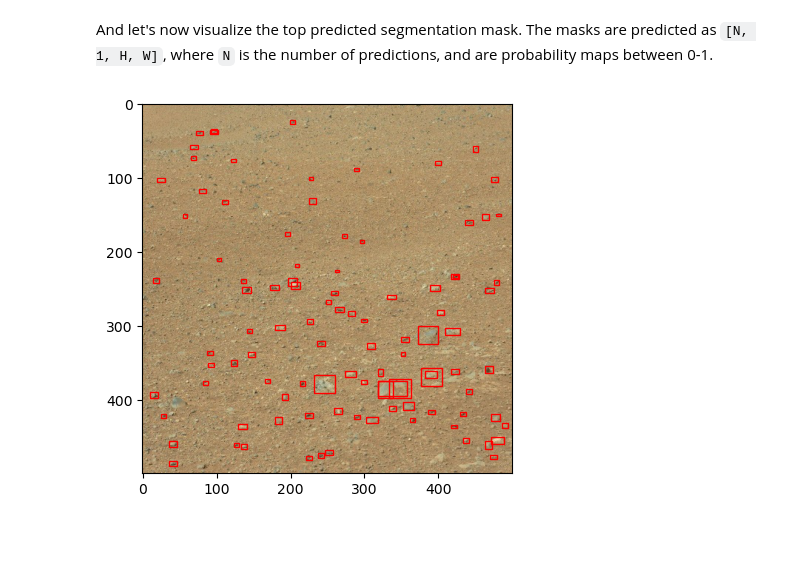
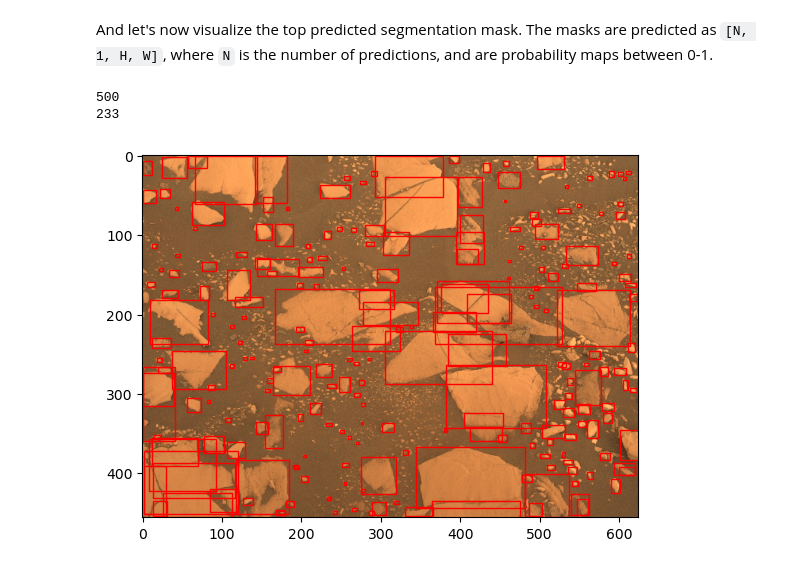
Before and after one commit to strongs20/rocks_mrcnn, a Jupyter notebook: mrcnn_finetuning.ipynb, the cells around one changed output. Drawn from its saved outputs; the diff is of its cells as text; code cells hidden in the pictures; blank space fills up the shorter version.

```diff
--- a/mrcnn_finetuning.ipynb
+++ b/mrcnn_finetuning.ipynb
@@ -467,7 +467,7 @@ dataset_test = torch.utils.data.Subset(dataset_test, indices[-50:])
 
 # define training and validation data loaders
 data_loader = torch.utils.data.DataLoader(
-    dataset, batch_size=2, shuffle=True, num_workers=4,
+    dataset, batch_size=1, shuffle=True, num_workers=4,
     collate_fn=utils.collate_fn)
 
 data_loader_test = torch.utils.data.DataLoader(
@@ -483,16 +483,19 @@ num_classes = 2
 
 # get the model using our helper function
 model = get_instance_segmentation_model(num_classes)
+# modify the number of maximum detections
+model.roi_heads.detections_per_img = 500  # set this to the desired value
 # move model to the right device
 model.to(device)
 
 # construct an optimizer
 params = [p for p in model.parameters() if p.requires_grad]
-optimizer = torch.optim.SGD(params, lr=0.0005,
+optimizer = torch.optim.SGD(params, lr=0.008,
                             momentum=0.9, weight_decay=0.0005)
 
 # and a learning rate scheduler which decreases the learning rate by
-# 10x every 3 epochs
 lr_scheduler = torch.optim.lr_scheduler.StepLR(optimizer,
-                                               step_size=3,
-                                               gamma=0.5)
+                                               step_size=4,
+                                               gamma=0.3)
+
+print(model.roi_heads.detections_per_img)
@@ -499,9 +504,9 @@ lr_scheduler = torch.optim.lr_scheduler.StepLR(optimizer,
 # %% [markdown]
 And now let's train the model for 10 epochs, evaluating at the end of every epoch.
 # %%
-# let's train it for 20 epochs
+# let's train it for 50 epochs
 from torch.optim.lr_scheduler import StepLR
-num_epochs = 20
+num_epochs = 25
 
 for epoch in range(num_epochs):
     # train for one epoch, printing every 10 iterations
@@ -534,8 +539,10 @@ torch.save(model.state_dict(), "./weights/20e_mrcnn.pth")
 Now that training has finished, let's have a look at what it actually predicts in a test image
 # %%
 # pick one image from the test set
-img, _ = dataset_test[45]
+img, _ = dataset_test[20]
 # put the model in evaluation mode
+model.roi_heads.detections_per_img = 500
+print(model.roi_heads.detections_per_img)
 model.eval()
 with torch.no_grad():
     prediction = model([img.to(device)])
@@ -577,32 +560,37 @@ And let's now visualize the top predicted segmentation mask. The masks are predi
 # %%
 import matplotlib.pyplot as plt
 import matplotlib.patches as patches
 
 image = Image.fromarray(img.mul(255).permute(1, 2, 0).byte().numpy())
 
 # Create a figure and axes
 fig, ax = plt.subplots(1)
 
 # Display the image
 ax.imshow(image)
 
 # Get the box predictions
 boxes = prediction[0]['boxes']
+print(model.roi_heads.detections_per_img)
+
+print(len(boxes))
 
 # Add bounding boxes
 for box in boxes:
     # Extract box coordinates
     xmin, ymin, xmax, ymax = box.tolist()
     area = (xmax - xmin) * (ymax - ymin)
 
     # Create a rectangle patch
     rect = patches.Rectangle((xmin, ymin), xmax - xmin, ymax - ymin, linewidth=1, edgecolor='r', facecolor='none')
 
     # Add the rectangle patch to the axes
-    if (area < 8000):
+    if (area < 80000):
         ax.add_patch(rect)
 
 # Show the plot
 plt.show()
 # %% [output]
+500
+233
-[figure, old version]
+[figure, new version]
```
Also changed, not shown: parts of 14 cells of this notebook, 5 other files.
